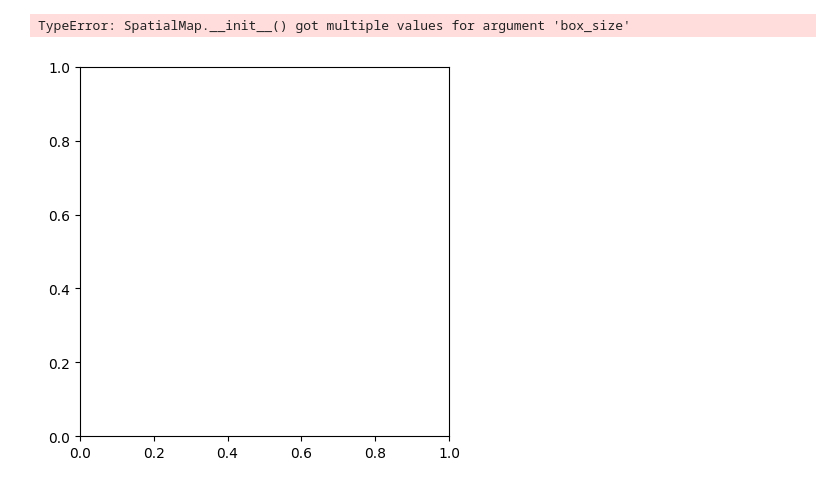
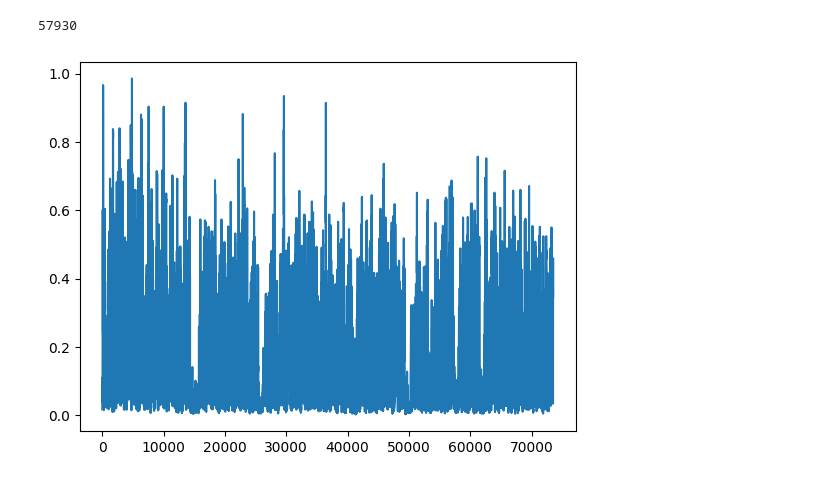
Before and after one commit to Sachuriga/spatial-maps, a Jupyter notebook: examples/test_plot.ipynb, the cells around one changed output. Drawn from its saved outputs; the diff is of its cells as text; code cells hidden in the pictures.

```diff
--- a/examples/test_plot.ipynb
+++ b/examples/test_plot.ipynb
@@ -18,3 +26,4 @@ import matplotlib.pyplot as plt
 # %%
-filepath = r"S:\Sachuriga/nwb/65588_2024-03-06_15-45-53_A_phy_k_manual.nwb"
+filepath = r"S:\Sachuriga/nwb/65588_2024-03-08_14-47-56_A_phy_k_manual.nwb"
 data = nap.load_file(filepath)
+data
@@ -47,5 +44,0 @@ y = pos['y']
-# %%
-plot_ratemap(x,y,t,spike_times)
-# %% [output]
-TypeError: SpatialMap.__init__() got multiple values for argument 'box_size'
-[figure, removed]
@@ -51,0 +55,52 @@ TypeError: SpatialMap.__init__() got multiple values for argument 'box_size'
+# %%
+from scipy.ndimage import gaussian_filter
+
+scaler = MinMaxScaler()
+# Fit and transform the data
+pos = data['XY_snout']
+t = data['XY_snout'].as_dataframe().index
+scaler = MinMaxScaler(feature_range=(0, 1))
+x = scaler.fit_transform(np.array(pos['x']).reshape(-1, 1)).flatten()
+y = scaler.fit_transform(np.array(pos['y']).reshape(-1, 1)).flatten()
+
+
+def pos2speed(t,x,y,filter_speed=True):
+    delta_X = np.diff(x)
+    delta_Y = np.diff(y)
+    sampling_intervals = np.diff(t)
+    average_sampling_interval = np.median(sampling_intervals)
+    interval =round(average_sampling_interval, 4)
+    samplingrate = 1/interval
+    n = samplingrate * 0.4
+    truncate = 4.0  # 默认值
+    # 计算 sigma
+    sigma = (n - 1) / (2 * truncate)
+
+    # Calculate distances between points
+    delta_S = np.sqrt(delta_X**2 + delta_Y**2)
+    speeds = delta_S*samplingrate
+
+    # Compute instantaneous speeds
+    smoothed_speed = gaussian_filter1d(speeds, sigma=sigma)
+    plt.plot(smoothed_speed)
+    mask = (smoothed_speed>=0.05)
+
+    if filter_speed==True:
+        return mask, smoothed_speed
+    else:
+        return smoothed_speed
+
+mask,speed = pos2speed(t,x,y,filter_speed=True)
+
+
+xx=x[1:]
+yy=y[1:]
+tt=t[1:]
+ttt=tt
+x = xx[mask]
+y= yy[mask]
+t = tt[mask]
+len(x)
+# %% [output]
+57930
+[figure, added]
```
Also changed, not shown: parts of 17 cells of this notebook, 4 other files.
